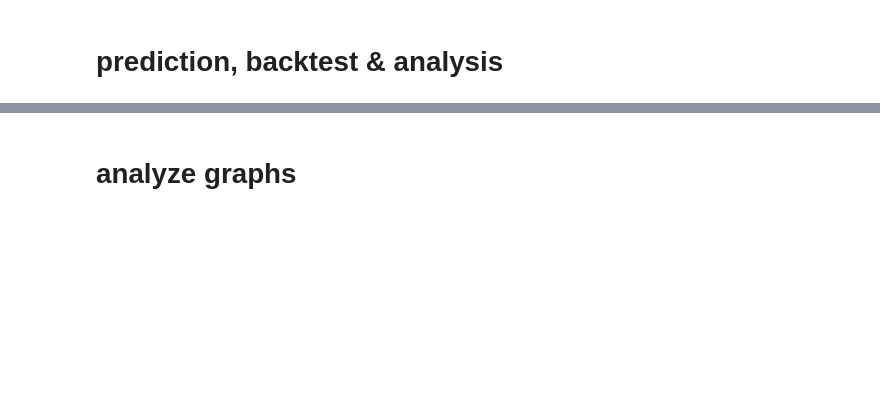
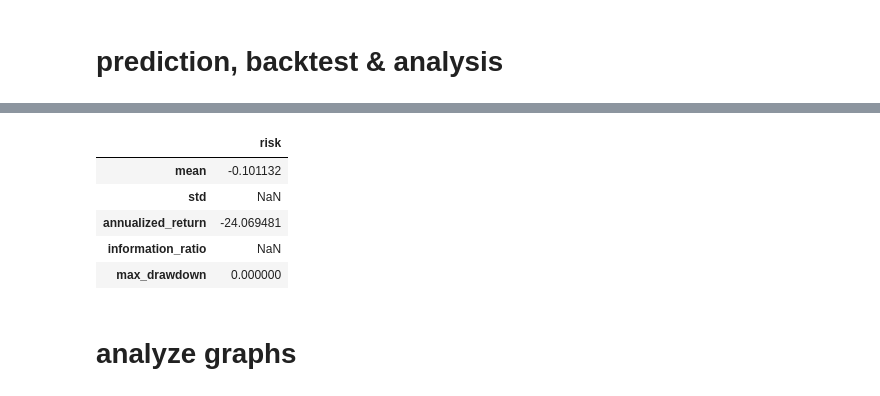
Before and after one commit to THUCSF/qlib, a Jupyter notebook: examples/project3/mlp.ipynb, the cells around one changed output, grey strips where cells are left out. Saved outputs shown, nothing was run; the diff lists cells and outputs as text; code cells hidden in the pictures; blank space fills up the shorter version.

```diff
--- a/examples/project3/mlp.ipynb
+++ b/examples/project3/mlp.ipynb
@@ -281,3 +229,12 @@ with R.start(experiment_name="backtest_analysis"):
+# %%
+par.analysis['excess_return_without_cost']
+# %% [output]
+|  | risk |
+| mean | -0.101132 |
+| std | NaN |
+| annualized_return | -24.069481 |
+| information_ratio | NaN |
+| max_drawdown | 0.000000 |
 # %% [markdown]
 # analyze graphs
 # %%
```
Also changed, not shown: parts of 11 cells of this notebook, 8 other files.
